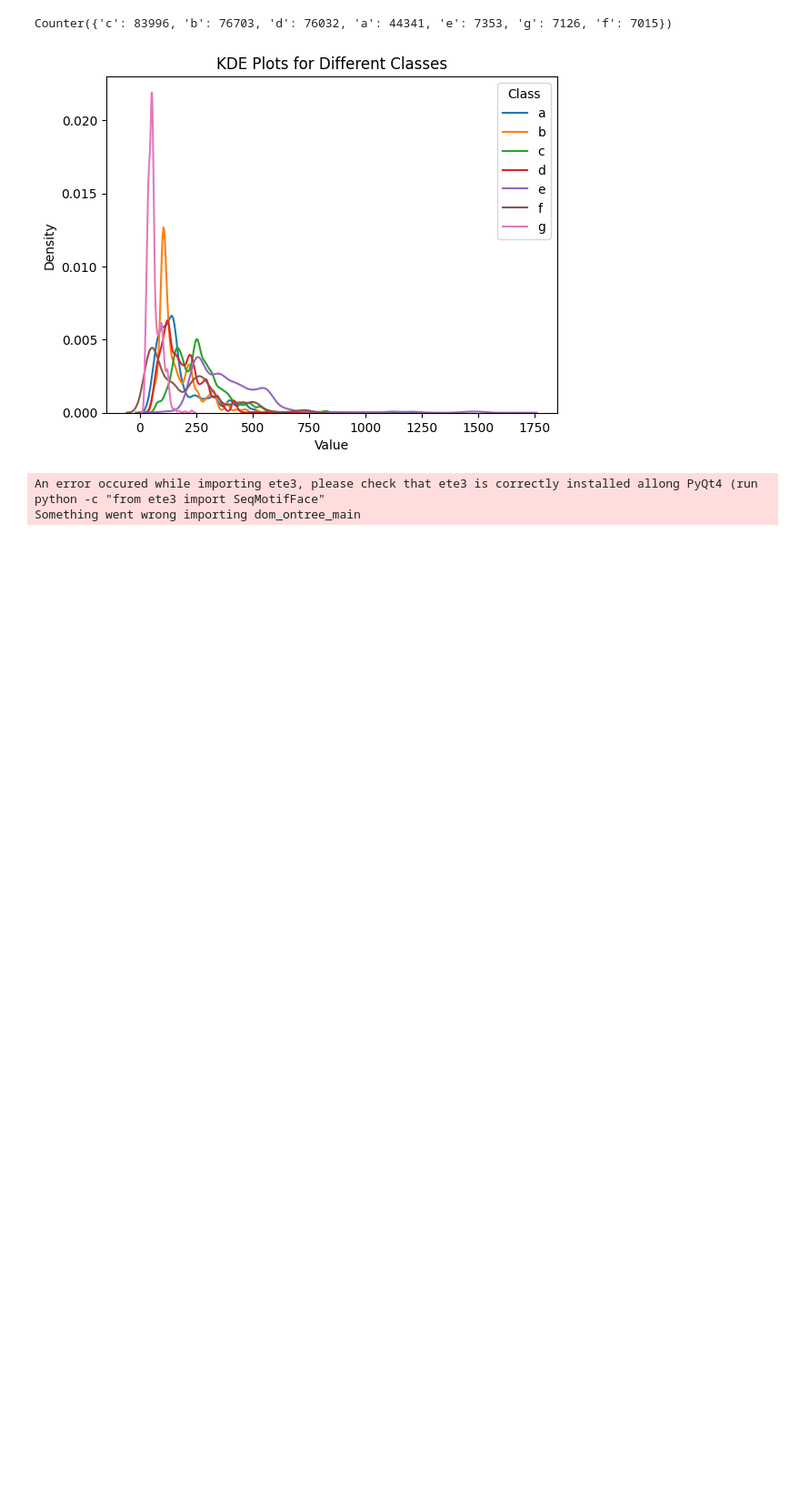
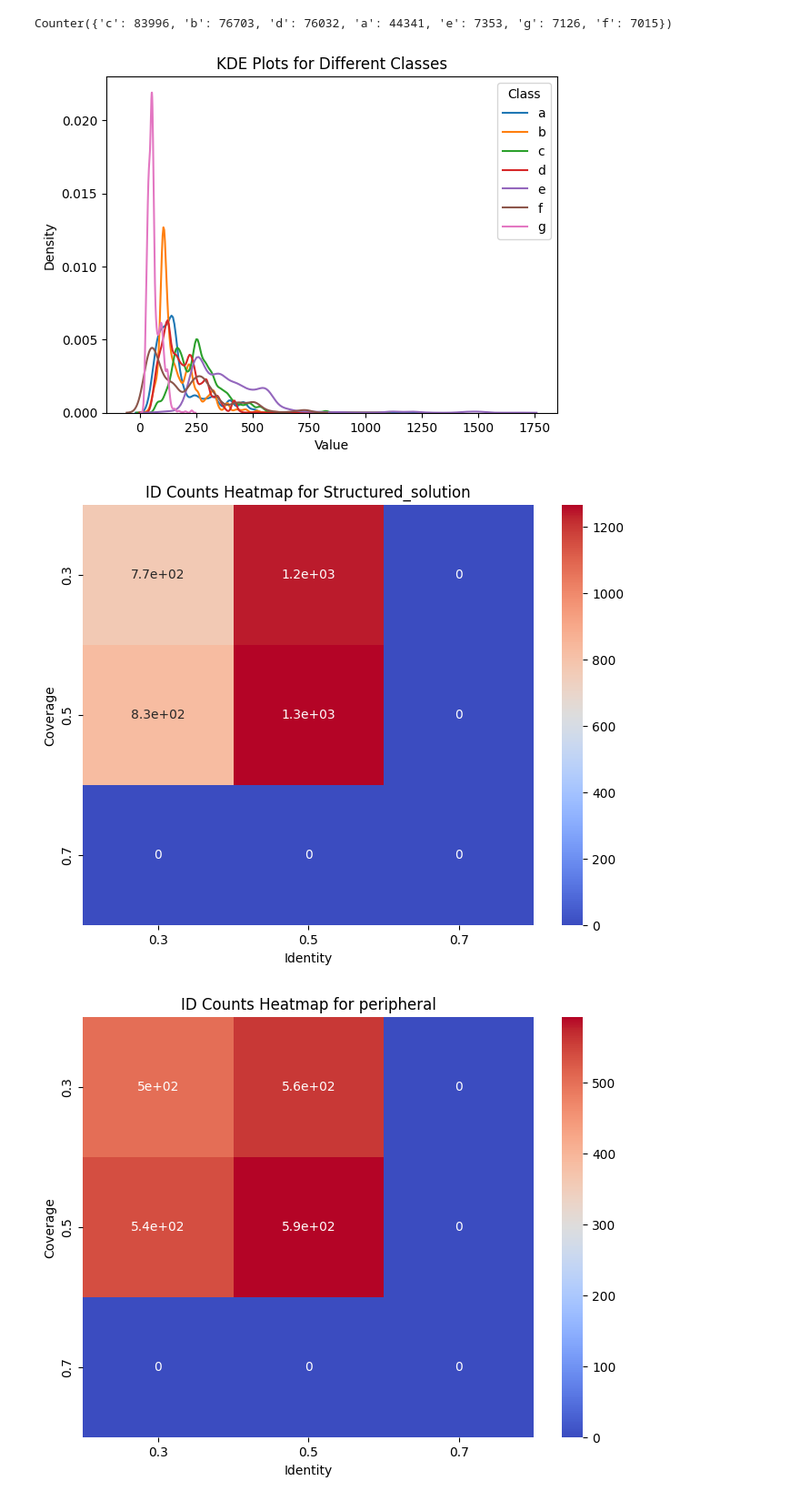
Before and after one commit to Sherman-1/Peptides, a Jupyter notebook: test.ipynb, the cells around one changed output. Shown: that part at 91% size. Drawn from its saved outputs; the diff is of its cells as text; code cells hidden in the pictures; blank space fills up the shorter version.

```diff
--- a/test.ipynb
+++ b/test.ipynb
@@ -36,12 +36,74 @@ plt.show()
 # %% [output]
 Counter({'c': 83996, 'b': 76703, 'd': 76032, 'a': 44341, 'e': 7353, 'g': 7126, 'f': 7015})
 [figure]
-# %%
-import sys
-
-sys.path.append("/Users/simonherman/.local/pipx/venvs/pip/lib/python3.12/site-packages")
-
-import pyHCA
-# %% [output]
-An error occured while importing ete3, please check that ete3 is correctly installed allong PyQt4 (run python -c "from ete3 import SeqMotifFace"
-Something went wrong importing dom_ontree_main
+# %%
+import os
+import re
+import matplotlib.pyplot as plt
+
+# Function to extract information from the filename
+def extract_info_from_filename(filename):
+    pattern = r"([a-zA-Z_]+)_cov_(0\.\d)_iden_(0\.\d)\.txt"
+    match = re.match(pattern, filename)
+    if match:
+        category = match.group(1)
+        coverage = float(match.group(2))
+        identity = float(match.group(3))
+        return category, coverage, identity
+    return None
+
+# Function to count the number of IDs in a file
+def count_ids_in_file(filepath):
+    with open(filepath, 'r') as file:
+        ids = file.readlines()
+        return len(ids)
+
+# Directory containing the files
+directory = './database/representatives'  # Change to your directory if needed
+
+# Dictionary to store data
+data = {}
+
+# Iterate over all files in the directory
+for filename in os.listdir(directory):
+    if filename.endswith(".txt"):
+        filepath = os.path.join(directory, filename)
+
+        # Extract information from the filename
+        info = extract_info_from_filename(filename)
+        if info:
+            category, coverage, identity = info
+
+            # Count the number of IDs in the file
+            id_count = count_ids_in_file(filepath)
+
+            # Store the data in the dictionary
+            if category not in data:
+                data[category] = []
+            data[category].append((coverage, identity, id_count))
+
+
+import seaborn as sns
+import numpy as np
+
+for category, values in data.items():
+    # Create a pivot table of coverage, identity, and ID counts
+    heatmap_data = np.zeros((3, 3))  # Assuming there are 3 coverage and 3 identity values (0.3, 0.5, 0.7)
+    for cov, iden, id_count in values:
+        cov_index = int((cov - 0.3) / 0.2)  # Converts 0.3, 0.5, 0.7 to indices 0, 1, 2
+        iden_index = int((iden - 0.3) / 0.2)
+        heatmap_data[cov_index, iden_index] = id_count
+
+    # Plot heatmap using seaborn
+    plt.figure(figsize=(8, 6))
+    sns.heatmap(heatmap_data, annot=True, cmap="coolwarm", xticklabels=[0.3, 0.5, 0.7], yticklabels=[0.3, 0.5, 0.7])
+    plt.title(f"ID Counts Heatmap for {category}")
+    plt.xlabel('Identity')
+    plt.ylabel('Coverage')
+
+    # Save the plot or show it
+    plt.savefig(f"{category}_heatmap.png")
+    # plt.show()
+# %% [output]
+[figure, added]
+[figure, added]
```
Also changed, not shown: parts of 1 cell of this notebook, 12 other files.
